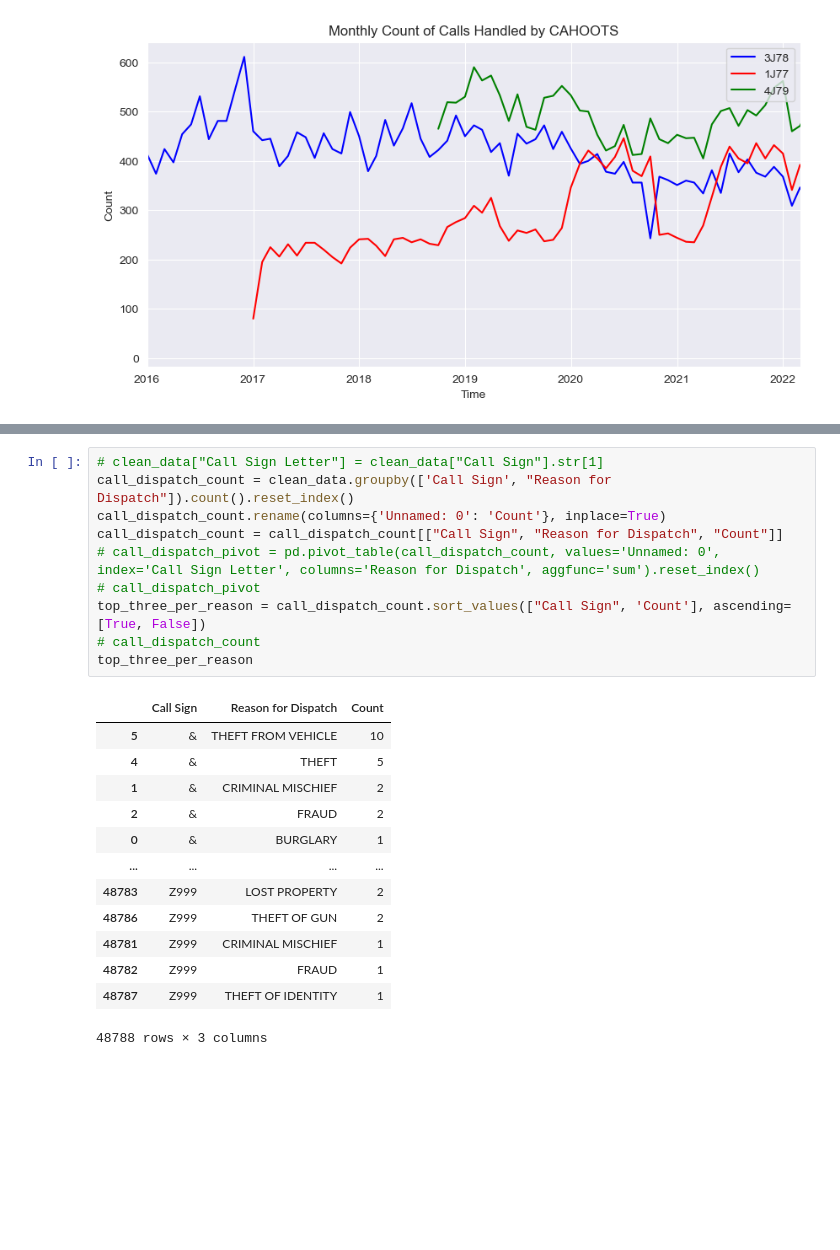
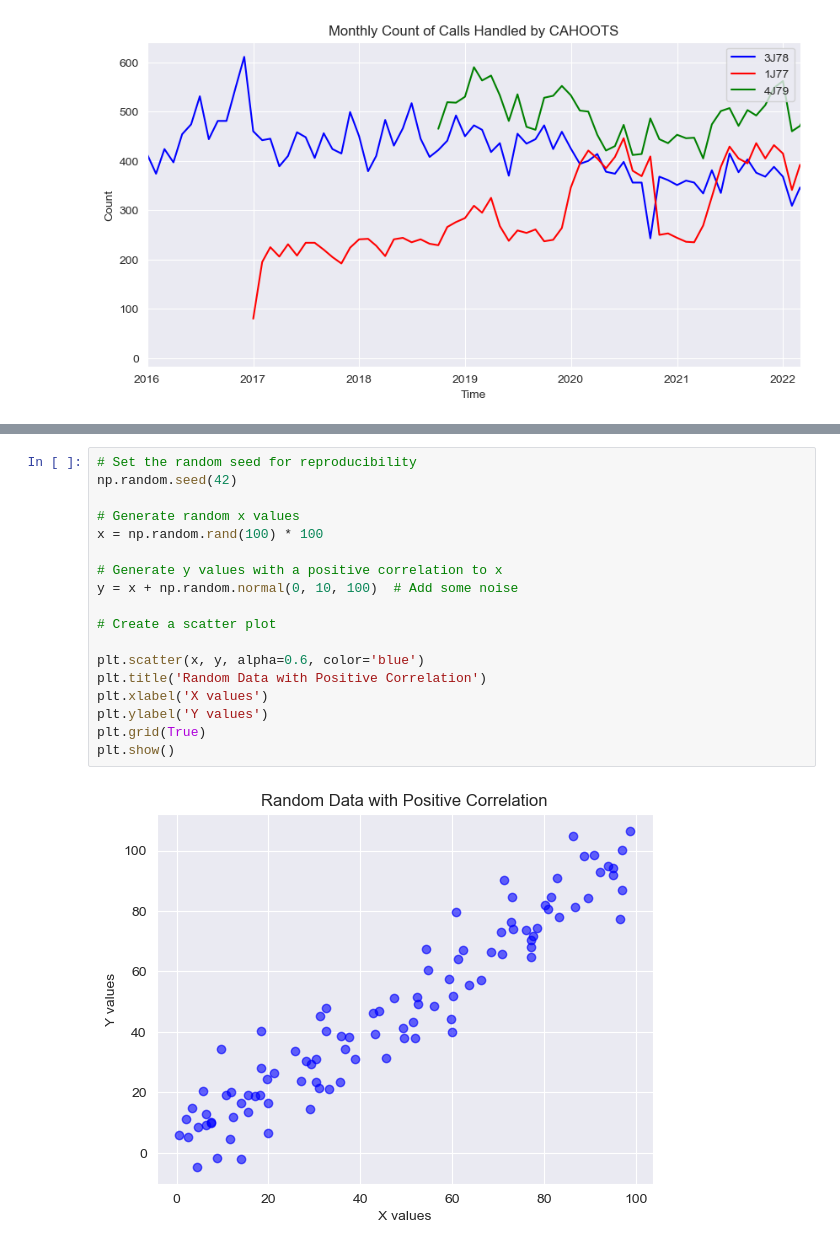
Before and after one commit to Elijah-Andrae56/ADCSI4SJ-EAndrae, a Jupyter notebook: DCSI 410 Final Project/cahoots_calls_over_time.ipynb, the cells around one changed output, grey strips where cells are left out. Saved outputs shown, nothing was run; the diff lists cells and outputs as text; blank space fills up the shorter version.

```diff
--- a/DCSI 410 Final Project/cahoots_calls_over_time.ipynb
+++ b/DCSI 410 Final Project/cahoots_calls_over_time.ipynb
@@ -396,24 +401,20 @@ plt.show()
-# %%
-# clean_data["Call Sign Letter"] = clean_data["Call Sign"].str[1]
-call_dispatch_count = clean_data.groupby(['Call Sign', "Reason for Dispatch"]).count().reset_index()
-call_dispatch_count.rename(columns={'Unnamed: 0': 'Count'}, inplace=True)
-call_dispatch_count = call_dispatch_count[["Call Sign", "Reason for Dispatch", "Count"]]
-# call_dispatch_pivot = pd.pivot_table(call_dispatch_count, values='Unnamed: 0', index='Call Sign Letter', columns='Reason for Dispatch', aggfunc='sum').reset_index()
-# call_dispatch_pivot
-top_three_per_reason = call_dispatch_count.sort_values(["Call Sign", 'Count'], ascending=[True, False])
-# call_dispatch_count
-top_three_per_reason
-# %% [output]
-|  | Call Sign | Reason for Dispatch | Count |
-| 5 | & | THEFT FROM VEHICLE | 10 |
-| 4 | & | THEFT | 5 |
-| 1 | & | CRIMINAL MISCHIEF | 2 |
-| 2 | & | FRAUD | 2 |
-| 0 | & | BURGLARY | 1 |
-| ... | ... | ... | ... |
-| 48783 | Z999 | LOST PROPERTY | 2 |
-| 48786 | Z999 | THEFT OF GUN | 2 |
-| 48781 | Z999 | CRIMINAL MISCHIEF | 1 |
-| 48782 | Z999 | FRAUD | 1 |
-| 48787 | Z999 | THEFT OF IDENTITY | 1 |
-48788 rows × 3 columns
+# %%
+# Set the random seed for reproducibility
+np.random.seed(42)
+
+# Generate random x values
+x = np.random.rand(100) * 100
+
+# Generate y values with a positive correlation to x
+y = x + np.random.normal(0, 10, 100)  # Add some noise
+
+# Create a scatter plot
+
+plt.scatter(x, y, alpha=0.6, color='blue')
+plt.title('Random Data with Positive Correlation')
+plt.xlabel('X values')
+plt.ylabel('Y values')
+plt.grid(True)
+plt.show()
+# %% [output]
+[figure, added]
```
Also changed, not shown: parts of 12 cells of this notebook.
